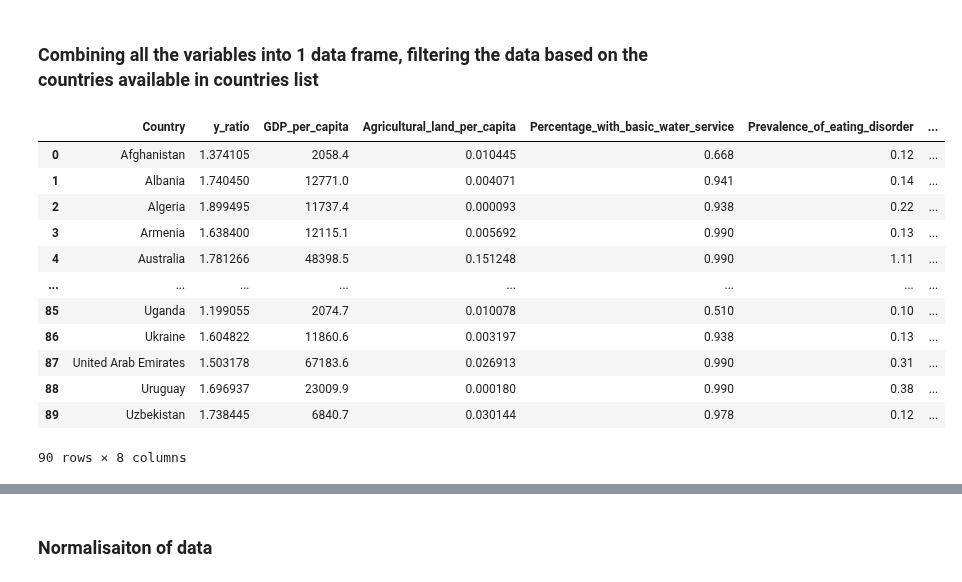
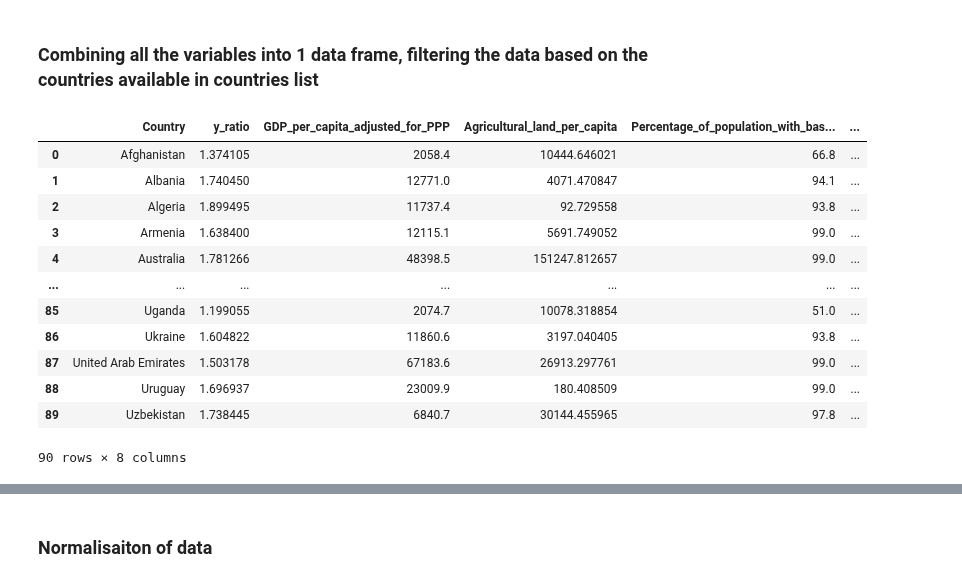
Before and after one commit to tanjoash/2D_data_driven_world, a Jupyter notebook: 2dwork/2D DDW.ipynb, the cells around one changed output, grey strips where cells are left out. Drawn from its saved outputs; the diff is of its cells as text; code cells hidden in the pictures.

```diff
--- a/2dwork/2D DDW.ipynb
+++ b/2dwork/2D DDW.ipynb
@@ -190,8 +190,7 @@ df_water = pd.read_csv("DDW_Basic Water Drinking Services.csv")
 df_water = df_water[df_water["Value"].notna()]
 df2017_water = df_water[(df_water["Year"] == 2017)]
 df2017_water = df2017_water[["Year", "Area", "Value"]]
-df2017_water["Value"] = df2017_water["Value"]/100
-df2017_water = df2017_water.rename(columns = {"Area": "Country", "Value": "Percentage_with_basic_water_service"})
+df2017_water = df2017_water.rename(columns = {"Area": "Country", "Value": "Percentage_of_population_with_basic_water_service"})
 df2017_water = df2017_water.reset_index(drop=True)
 df2017_water
 # %% [output]
@@ -248,7 +247,7 @@ df_employment = pd.read_csv("DDW_Employment In Agriculture.csv")
 df_employment = df_employment[df_employment["Value"].notna()]
 df2017_employement = df_employment[(df_employment["Year"] == 2017)]
 df2017_employement = df2017_employement[["Year", "Area", "Value"]]
-df2017_employement = df2017_employement.rename(columns = {"Area": "Country", "Value":"Number_employed_in_agriculture"})
+df2017_employement = df2017_employement.rename(columns = {"Area": "Country", "Value":"Number_of_people_employed_in_agriculture"})
 df2017_employement = df2017_employement.reset_index(drop=True)
 df2017_employement
 # %% [output]
@@ -317,7 +316,7 @@ df2017_population = df2017_population[df2017_population["Country"].isin(countrie
 
 df2017_agriculture_per_pop = df2017_agriculture.copy()
 df2017_agriculture_per_pop["Total_Population"] = list(df2017_population["Population"])
-df2017_agriculture_per_pop["Agricultural_Land_Per_Capita"] = df2017_agriculture_per_pop["Agriculture_land_area"]/df2017_agriculture_per_pop["Total_Population"]
+df2017_agriculture_per_pop["Agricultural_Land_Per_Capita"] = (df2017_agriculture_per_pop["Agriculture_land_area"]/df2017_agriculture_per_pop["Total_Population"])*1000000
 df2017_agriculture_per_pop = df2017_agriculture_per_pop.reset_index(drop=True)
 df2017_agriculture_per_pop
 # %% [output]
@@ -342,7 +341,7 @@ df2017_population = df2017_population[df2017_population["Country"].isin(countrie
 
 df2017_percentage_employed = df2017_employement.copy()
 df2017_percentage_employed["Total_Population"] = list(df2017_population["Population"])
-df2017_percentage_employed["Percentage_Employed_In_Agriculture"] = (df2017_percentage_employed["Number_employed_in_agriculture"]/df2017_percentage_employed["Total_Population"])*100
+df2017_percentage_employed["Population_employed_in_agriculture_to_total_population"] = (df2017_percentage_employed["Number_of_people_employed_in_agriculture"]/df2017_percentage_employed["Total_Population"])
 df2017_percentage_employed = df2017_percentage_employed.reset_index(drop=True)
 df2017_percentage_employed
 # %% [output]
@@ -398,26 +397,26 @@ df2017_eating_disorder = df2017_eating_disorder.reset_index(drop=True)
 ### Combining all the variables into 1 data frame, filtering the data based on the countries available in countries list
 # %%
 df2017_combined = df2017_y_value.loc[:, ["Country", "y_ratio"]]
-df2017_combined["GDP_per_capita"] = df2017_GDP.loc[:, "GDP_per_capita"]
+df2017_combined["GDP_per_capita_adjusted_for_PPP"] = df2017_GDP.loc[:, "GDP_per_capita_adjusted_for_PPP"]
 df2017_combined["Agricultural_land_per_capita"] = df2017_agriculture_per_pop.loc[:, "Agricultural_Land_Per_Capita"]
-df2017_combined["Percentage_with_basic_water_service"] = df2017_water.loc[:, "Percentage_with_basic_water_service"]
+df2017_combined["Percentage_of_population_with_basic_water_service"] = df2017_water.loc[:, "Percentage_of_population_with_basic_water_service"]
 df2017_combined["Prevalence_of_eating_disorder"] = df2017_eating_disorder.loc[:, "Prevalence_of_eating_disorder"]
-df2017_combined["Percentage_employed_in_agriculture"] = df2017_percentage_employed.loc[:, "Percentage_Employed_In_Agriculture"]
+df2017_combined["Population_employed_in_agriculture_to_total_population"] = df2017_percentage_employed.loc[:, "Population_employed_in_agriculture_to_total_population"]
 df2017_combined["co2_per_agricultural_land_area"] = df2017_co2_per_land.loc[:, "co2_per_agricultural_land_area"]
 df2017_combined = df2017_combined.reset_index(drop=True)
 df2017_combined
 # %% [output]
-|  | Country | y_ratio | GDP_per_capita | Agricultural_land_per_capita | Percentage_with_basic_water_service | Prevalence_of_eating_disorder | ... |
-| 0 | Afghanistan | 1.374105 | 2058.4 | 0.010445 | 0.668 | 0.12 | ... |
-| 1 | Albania | 1.740450 | 12771.0 | 0.004071 | 0.941 | 0.14 | ... |
-| 2 | Algeria | 1.899495 | 11737.4 | 0.000093 | 0.938 | 0.22 | ... |
-| 3 | Armenia | 1.638400 | 12115.1 | 0.005692 | 0.990 | 0.13 | ... |
-| 4 | Australia | 1.781266 | 48398.5 | 0.151248 | 0.990 | 1.11 | ... |
-| ... | ... | ... | ... | ... | ... | ... | ... |
-| 85 | Uganda | 1.199055 | 2074.7 | 0.010078 | 0.510 | 0.10 | ... |
-| 86 | Ukraine | 1.604822 | 11860.6 | 0.003197 | 0.938 | 0.13 | ... |
-| 87 | United Arab Emirates | 1.503178 | 67183.6 | 0.026913 | 0.990 | 0.31 | ... |
-| 88 | Uruguay | 1.696937 | 23009.9 | 0.000180 | 0.990 | 0.38 | ... |
-| 89 | Uzbekistan | 1.738445 | 6840.7 | 0.030144 | 0.978 | 0.12 | ... |
+|  | Country | y_ratio | GDP_per_capita_adjusted_for_PPP | Agricultural_land_per_capita | Percentage_of_population_with_bas... | ... |
+| 0 | Afghanistan | 1.374105 | 2058.4 | 10444.646021 | 66.8 | ... |
+| 1 | Albania | 1.740450 | 12771.0 | 4071.470847 | 94.1 | ... |
+| 2 | Algeria | 1.899495 | 11737.4 | 92.729558 | 93.8 | ... |
+| 3 | Armenia | 1.638400 | 12115.1 | 5691.749052 | 99.0 | ... |
+| 4 | Australia | 1.781266 | 48398.5 | 151247.812657 | 99.0 | ... |
+| ... | ... | ... | ... | ... | ... | ... |
+| 85 | Uganda | 1.199055 | 2074.7 | 10078.318854 | 51.0 | ... |
+| 86 | Ukraine | 1.604822 | 11860.6 | 3197.040405 | 93.8 | ... |
+| 87 | United Arab Emirates | 1.503178 | 67183.6 | 26913.297761 | 99.0 | ... |
+| 88 | Uruguay | 1.696937 | 23009.9 | 180.408509 | 99.0 | ... |
+| 89 | Uzbekistan | 1.738445 | 6840.7 | 30144.455965 | 97.8 | ... |
 90 rows × 8 columns
 # %%
```
Also changed, not shown: parts of 16 cells of this notebook.
